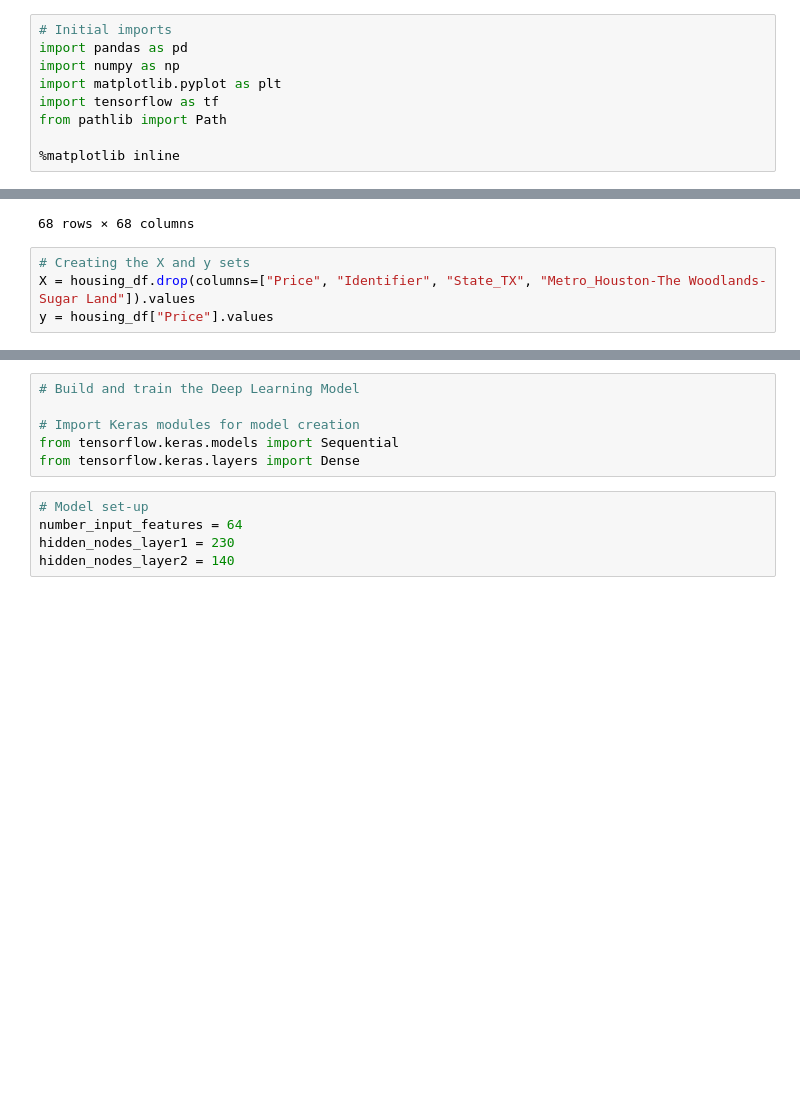
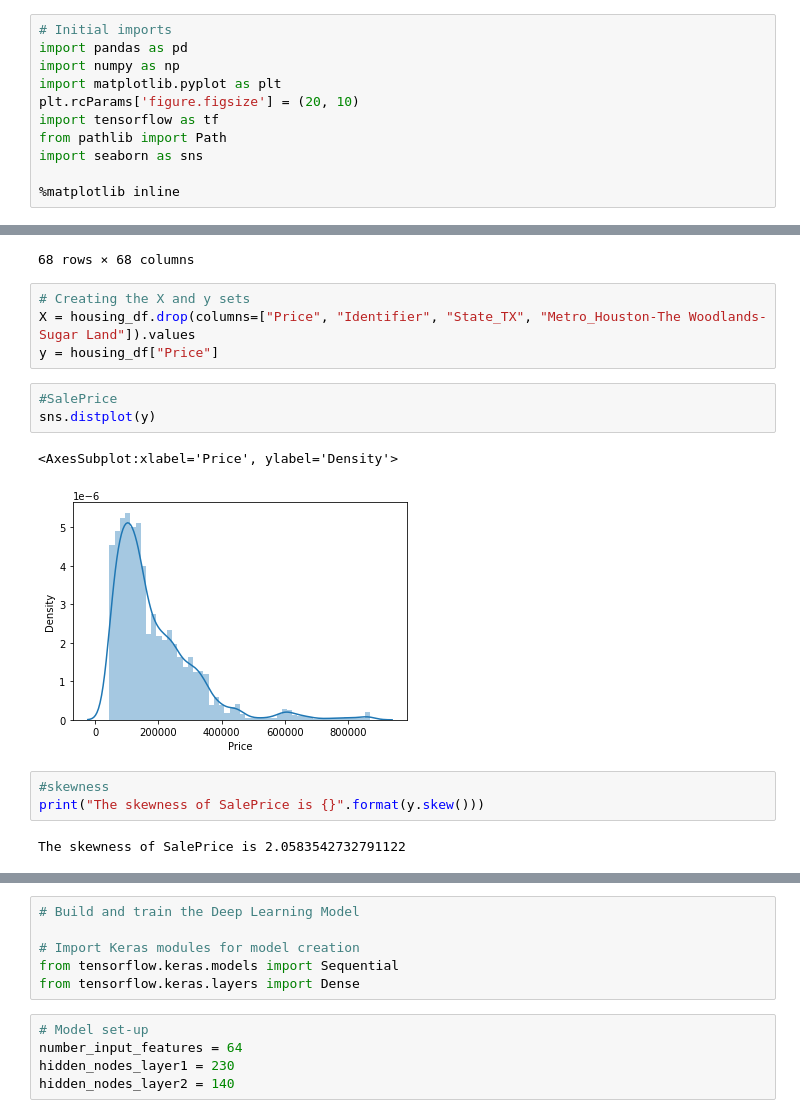
Before and after one commit to jexiamaris/project2, a Jupyter notebook: notebooks/Jexi/texas_model.ipynb, the cells around one changed output, grey strips where cells are left out. Cells and saved outputs as stored; diff of their text form; blank space fills up the shorter version.

```diff
--- a/notebooks/Jexi/texas_model.ipynb
+++ b/notebooks/Jexi/texas_model.ipynb
@@ -3,8 +3,10 @@
 import pandas as pd
 import numpy as np
 import matplotlib.pyplot as plt
+plt.rcParams['figure.figsize'] = (20, 10)
 import tensorflow as tf
 from pathlib import Path
+import seaborn as sns
 
 %matplotlib inline
 # %%
@@ -67,4 +69,15 @@ housing_df.corr()
 # %%
 # Creating the X and y sets
 X = housing_df.drop(columns=["Price", "Identifier", "State_TX", "Metro_Houston-The Woodlands-Sugar Land"]).values
-y = housing_df["Price"].values
+y = housing_df["Price"]
+# %%
+#SalePrice
+sns.distplot(y)
+# %% [output]
+<AxesSubplot:xlabel='Price', ylabel='Density'>
+[figure, added]
+# %%
+#skewness
+print("The skewness of SalePrice is {}".format(y.skew()))
+# %% [output]
+The skewness of SalePrice is 2.0583542732791122
```
Also changed, not shown: parts of 11 cells of this notebook, 1 other file.
